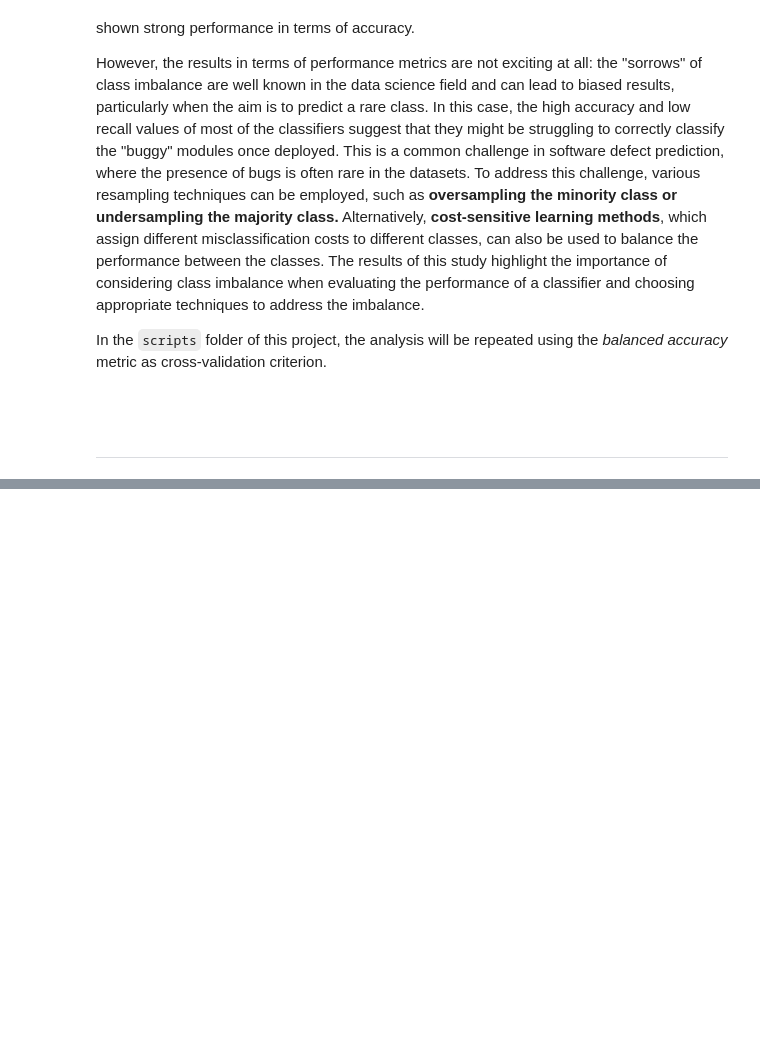
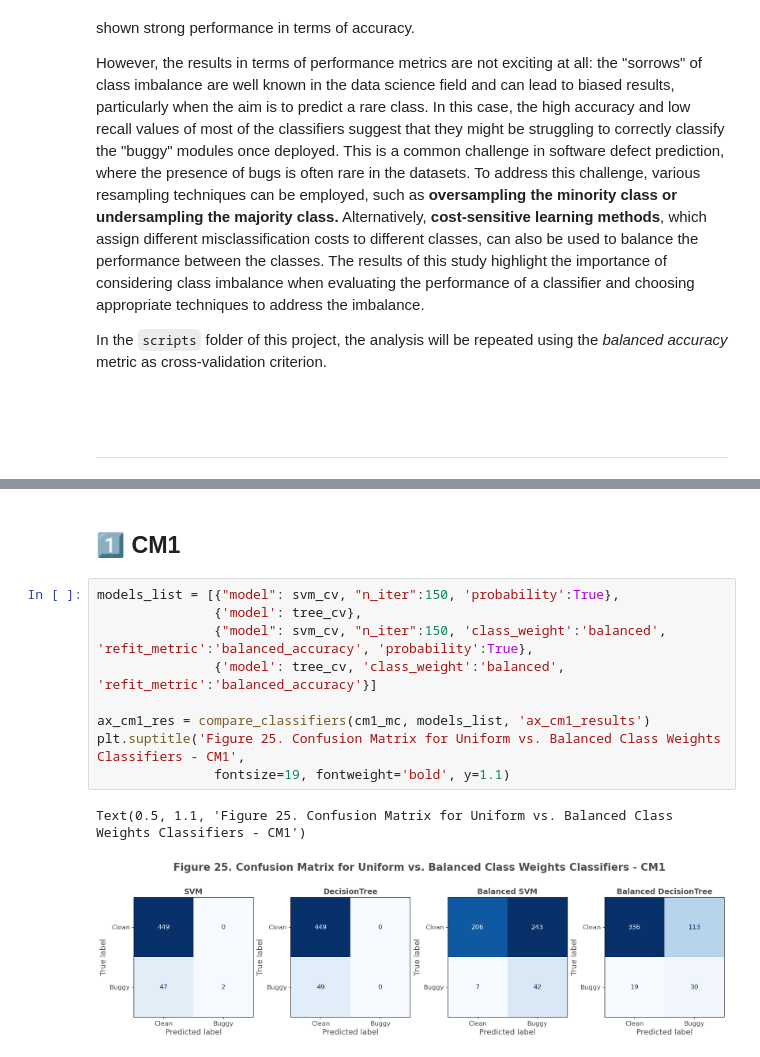
Before and after one commit to zurlog/MLDS_PR104, a Jupyter notebook: scripts/pr104.ipynb, the cells around one changed output, grey strips where cells are left out. Saved outputs shown, nothing was run; the diff lists cells and outputs as text; blank space fills up the shorter version.

```diff
--- a/scripts/pr104.ipynb
+++ b/scripts/pr104.ipynb
@@ -793,0 +701,14 @@ plot_performance(ax_aucs, "AUC", save=False, fig_num = 37)
+# %% [markdown]
+## 1️⃣  CM1
+# %%
+models_list = [{"model": svm_cv, "n_iter":150, 'probability':True},
+               {'model': tree_cv},
+               {"model": svm_cv, "n_iter":150, 'class_weight':'balanced', 'refit_metric':'balanced_accuracy', 'probability':True},
+               {'model': tree_cv, 'class_weight':'balanced', 'refit_metric':'balanced_accuracy'}]
+
+ax_cm1_res = compare_classifiers(cm1_mc, models_list, 'ax_cm1_results')
+plt.suptitle('Figure 25. Confusion Matrix for Uniform vs. Balanced Class Weights Classifiers - CM1',
+               fontsize=19, fontweight='bold', y=1.1)
+# %% [output]
+Text(0.5, 1.1, 'Figure 25. Confusion Matrix for Uniform vs. Balanced Class Weights Classifiers - CM1')
+[figure, added]
```
Also changed, not shown: parts of 47 cells of this notebook, 9 other files.
